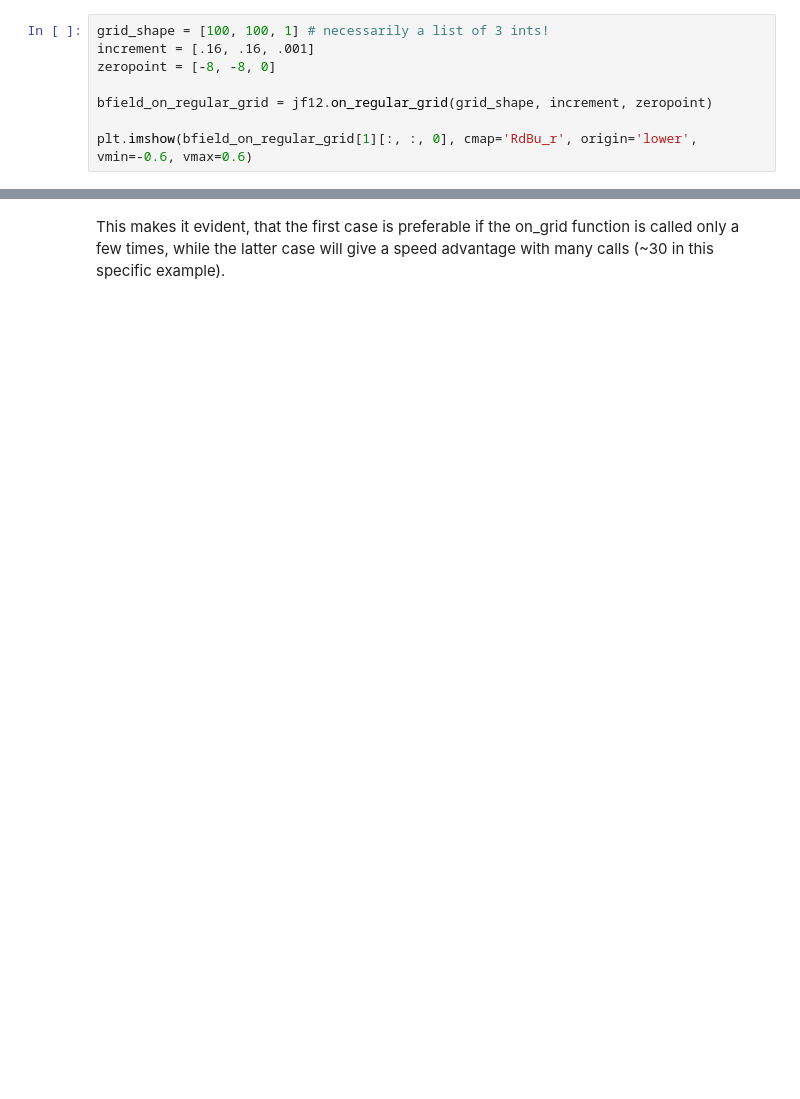
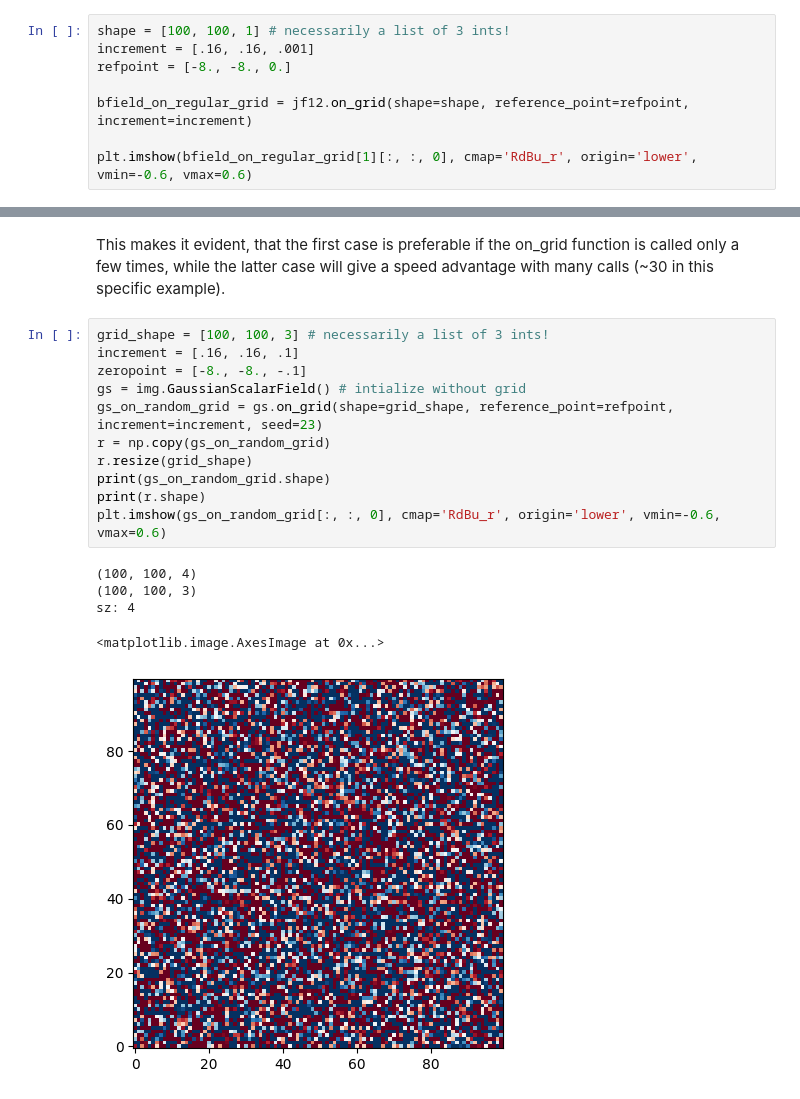
Before and after one commit to rafaelab/imagine-models, a Jupyter notebook: demos/python/model_library_demo.ipynb, the cells around one changed output, grey strips where cells are left out. Drawn from its saved outputs; the diff is of its cells as text; blank space fills up the shorter version.

Commit message:
fixed random models (again...) added Sun 2008 to cpp library

```diff
--- a/demos/python/model_library_demo.ipynb
+++ b/demos/python/model_library_demo.ipynb
@@ -33,11 +33,11 @@ Alternatively, one may evaluate the model on a regular grid via the `on_grid` me
 For this, one needs to specify the number of cells, the cell increment and the zeropoint (i.e. the location of the point with minimal coordinate in all directions, again in Galacto-centric coordinates).
 The output will
 # %%
-grid_shape = [100, 100, 1] # necessarily a list of 3 ints!
+shape = [100, 100, 1] # necessarily a list of 3 ints!
 increment = [.16, .16, .001]
-zeropoint = [-8, -8, 0]
+refpoint = [-8., -8., 0.]
 
-bfield_on_regular_grid = jf12.on_regular_grid(grid_shape, increment, zeropoint)
+bfield_on_regular_grid = jf12.on_grid(shape=shape, reference_point=refpoint, increment=increment)
 
 plt.imshow(bfield_on_regular_grid[1][:, :, 0], cmap='RdBu_r', origin='lower', vmin=-0.6, vmax=0.6)
 # %% [output]
@@ -156,2 +139,19 @@ Case 2: Filled grid in:  0.00830698013305664
 # %% [markdown]
 This makes it evident, that the first case is preferable if the on_grid function is called only a few times, while the latter case will give a speed advantage with many calls (~30 in this specific example).
+# %%
+grid_shape = [100, 100, 3] # necessarily a list of 3 ints!
+increment = [.16, .16, .1]
+zeropoint = [-8., -8., -.1]
+gs = img.GaussianScalarField() # intialize without grid
+gs_on_random_grid = gs.on_grid(shape=grid_shape, reference_point=refpoint, increment=increment, seed=23)
+r = np.copy(gs_on_random_grid)
+r.resize(grid_shape)
+print(gs_on_random_grid.shape)
+print(r.shape)
+plt.imshow(gs_on_random_grid[:, :, 0], cmap='RdBu_r', origin='lower', vmin=-0.6, vmax=0.6)
+# %% [output]
+(100, 100, 4)
+(100, 100, 3)
+sz: 4
+<matplotlib.image.AxesImage at 0x...>
+[figure, added]
```
Also changed, not shown: parts of 6 cells of this notebook, 9 other files.
